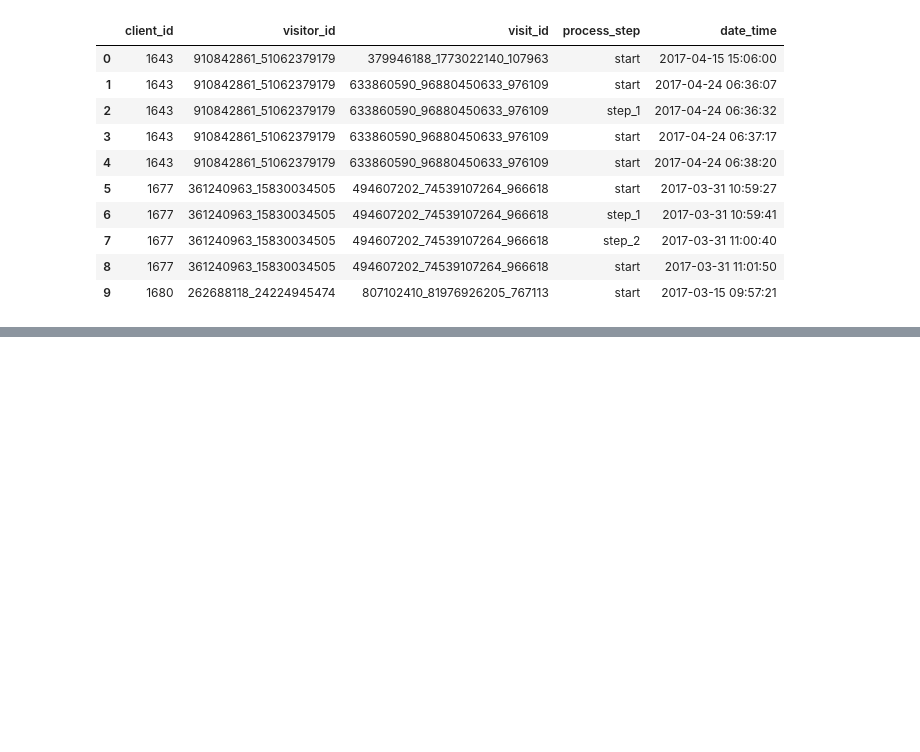
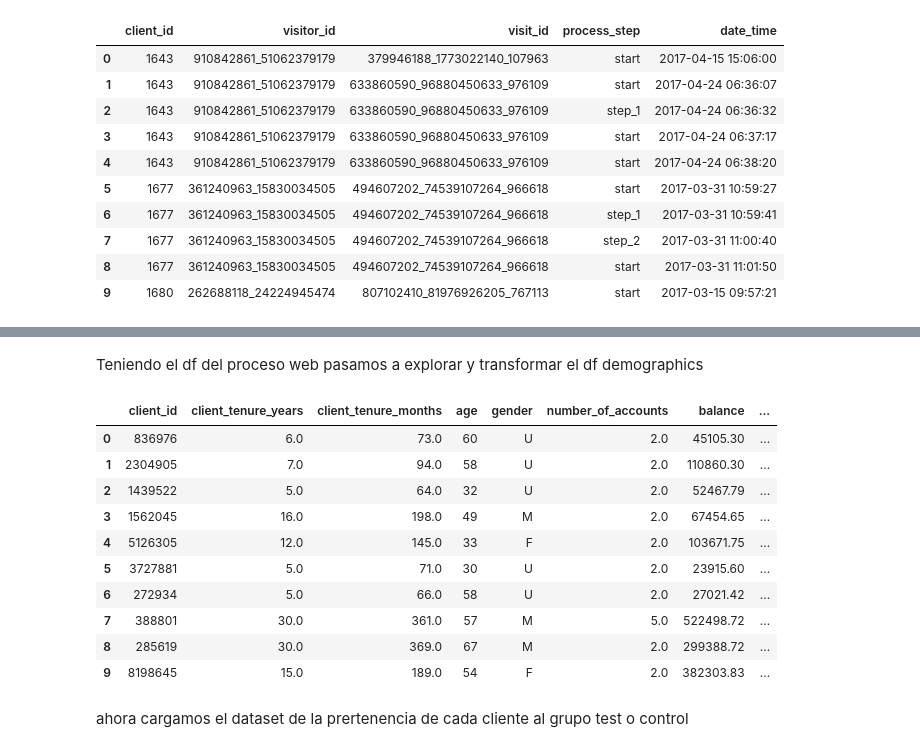
Before and after one commit to FranBretones/vanguard-ab-test, a Jupyter notebook: eda-clean.ipynb, the cells around one changed output, grey strips where cells are left out. Drawn from its saved outputs; the diff is of its cells as text; code cells hidden in the pictures; blank space fills up the shorter version.

```diff
--- a/eda-clean.ipynb
+++ b/eda-clean.ipynb
@@ -59,8 +123,8 @@ Teniendo los dataframes unidos pasamos a explorar el resto.
+# %% [markdown]
+Teniendo el df del proceso web pasamos a explorar y transformar el df demographics
 # %%
-# Limpiamos el dataframe demographics y lo exportamos ya limpio
-
 def limpiar_demograficos(df):
-    # Normaliza los nombres de las columnas.
+    # Renombra columnas para mayor claridad
     df = df.rename(columns={
         'clnt_tenure_yr': 'client_tenure_years',
         'clnt_tenure_mnth': 'client_tenure_months',
@@ -69,11 +133,34 @@ def limpiar_demograficos(df):
         'num_accts': 'number_of_accounts',
         'bal': 'balance',
     })
-    # Elimina los valores nulos ya que no representan ni un 0.02% del total de los datos.
+
+    # Elimina filas con valores nulos (menos del 0.02% del total)
     df = df.dropna()
-    # Cambia X por U en la columna gender son muy pocos datos por lo que normalizamos.
+
+    # Normaliza género: reemplaza 'X' por 'U' (Unknown)
     df["gender"] = df["gender"].replace({"X": "U"})
+
+    # Convierte la edad a entero truncado (elimina .5)
+    df["age"] = df["age"].astype(int)
+
     return df
+
 
 df_demo_clean = limpiar_demograficos(df_demographics)
 df_demo_clean.to_csv('data/df_demographic_clean.csv', sep=',',index=False)
+# %%
+df_demo_clean.head(10)
+# %% [output]
+|  | client_id | client_tenure_years | client_tenure_months | age | gender | number_of_accounts | balance | ... |
+| 0 | 836976 | 6.0 | 73.0 | 60 | U | 2.0 | 45105.30 | ... |
+| 1 | 2304905 | 7.0 | 94.0 | 58 | U | 2.0 | 110860.30 | ... |
+| 2 | 1439522 | 5.0 | 64.0 | 32 | U | 2.0 | 52467.79 | ... |
+| 3 | 1562045 | 16.0 | 198.0 | 49 | M | 2.0 | 67454.65 | ... |
+| 4 | 5126305 | 12.0 | 145.0 | 33 | F | 2.0 | 103671.75 | ... |
+| 5 | 3727881 | 5.0 | 71.0 | 30 | U | 2.0 | 23915.60 | ... |
+| 6 | 272934 | 5.0 | 66.0 | 58 | U | 2.0 | 27021.42 | ... |
+| 7 | 388801 | 30.0 | 361.0 | 57 | M | 5.0 | 522498.72 | ... |
+| 8 | 285619 | 30.0 | 369.0 | 67 | M | 2.0 | 299388.72 | ... |
+| 9 | 8198645 | 15.0 | 189.0 | 54 | F | 2.0 | 382303.83 | ... |
+# %% [markdown]
+ahora cargamos el dataset de la prertenencia de cada cliente al grupo test o control
```
Also changed, not shown: parts of 9 cells of this notebook, 1 other file.
